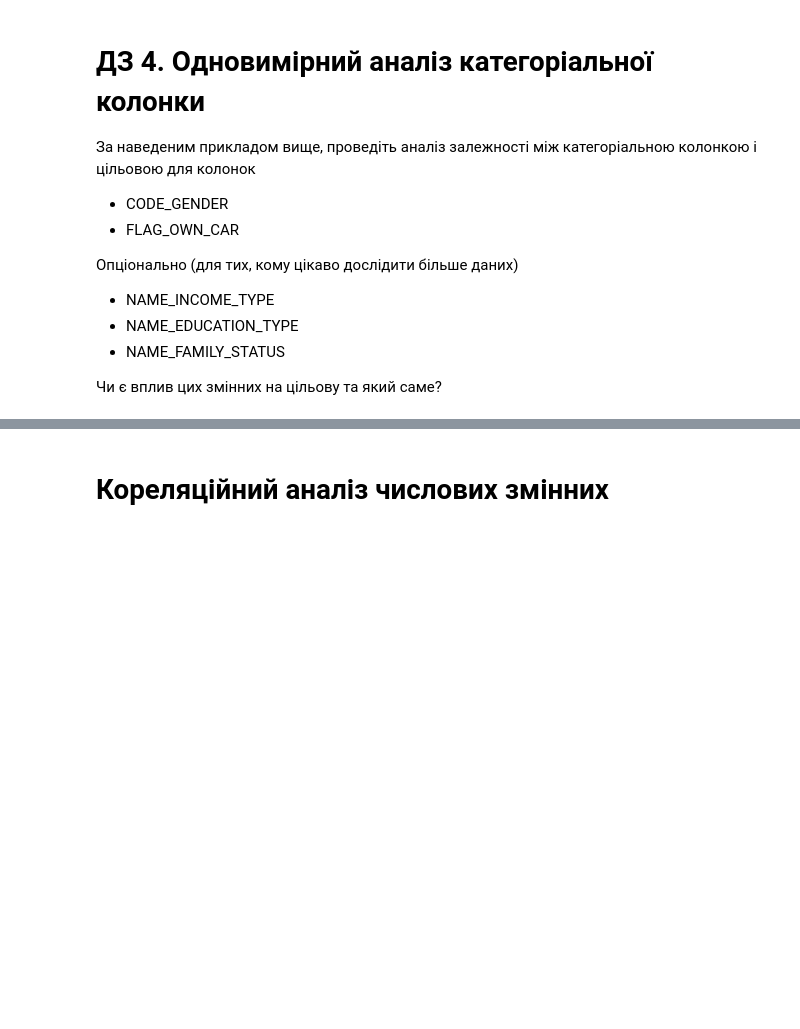
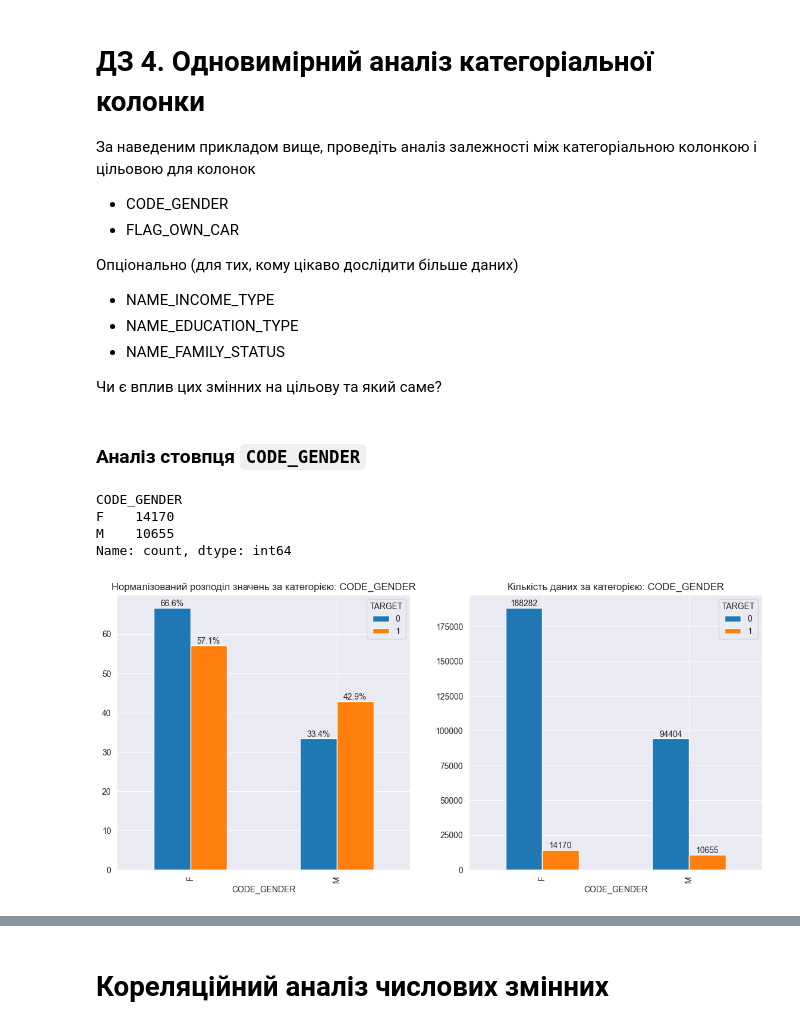
Before and after one commit to DmytroLitvinov/machine-learning-for-humans-2.0, a Jupyter notebook: modules/modules_1/HW_1_2_Credit_EDA.ipynb, the cells around one changed output, grey strips where cells are left out. Drawn from its saved outputs; the diff is of its cells as text; code cells hidden in the pictures; blank space fills up the shorter version.

```diff
--- a/modules/modules_1/HW_1_2_Credit_EDA.ipynb
+++ b/modules/modules_1/HW_1_2_Credit_EDA.ipynb
@@ -1435,6 +1435,12 @@ def bi_cat_countplot(df, column, hue_column):
 
 
 def uni_cat_target_compare(df, column):
+    """
+    К-сть даних за категорією і відсоткове співвідношення з точки зору TARGET.
+    :param df:
+    :param column:
+    :return:
+    """
     bi_cat_countplot(df, column, hue_column='TARGET' )
 
 
@@ -2093,3 +2128,16 @@ uni_cat_target_compare(df, 'NAME_CONTRACT_TYPE')
 
 
 Чи є вплив цих змінних на цільову та який саме?
+# %% [markdown]
+### Аналіз стовпця `CODE_GENDER`
+# %%
+df[df.TARGET == 1].CODE_GENDER.value_counts()
+# %% [output]
+CODE_GENDER
+F    14170
+M    10655
+Name: count, dtype: int64
+# %%
+uni_cat_target_compare(df, 'CODE_GENDER')
+# %% [output]
+[figure, added]
```
Also changed, not shown: parts of 21 cells of this notebook, 1 other file.
